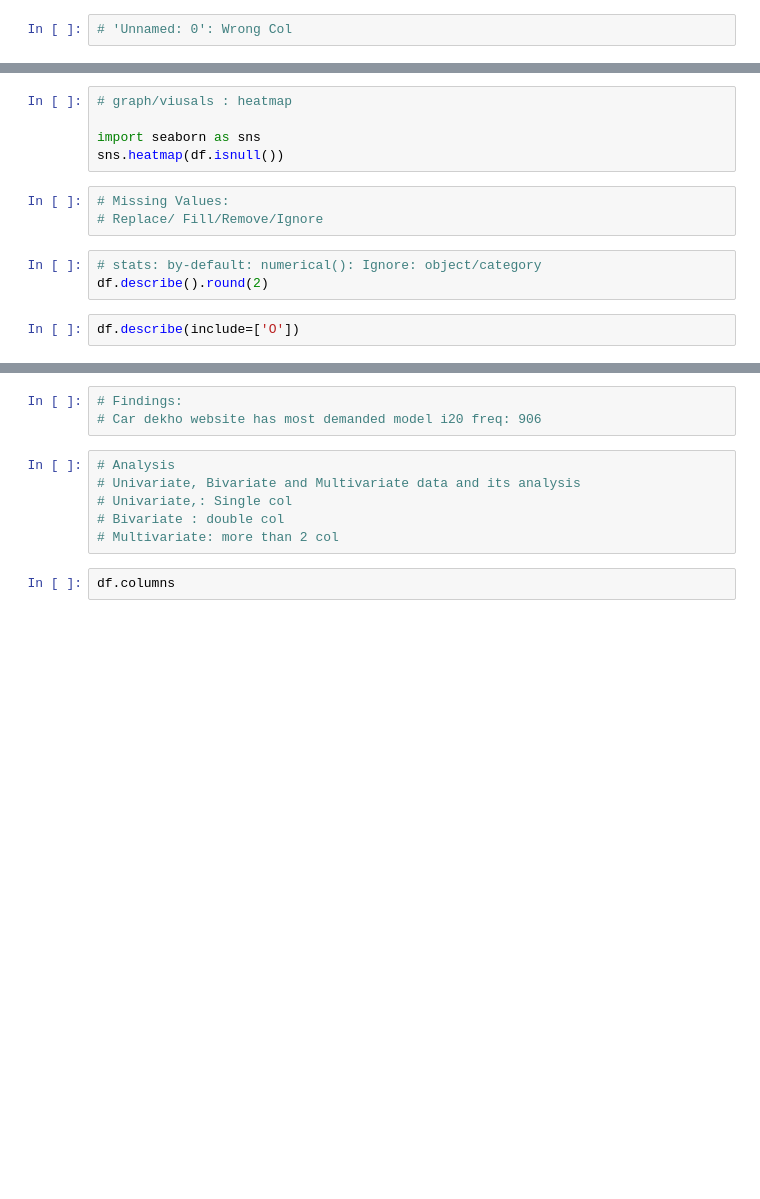
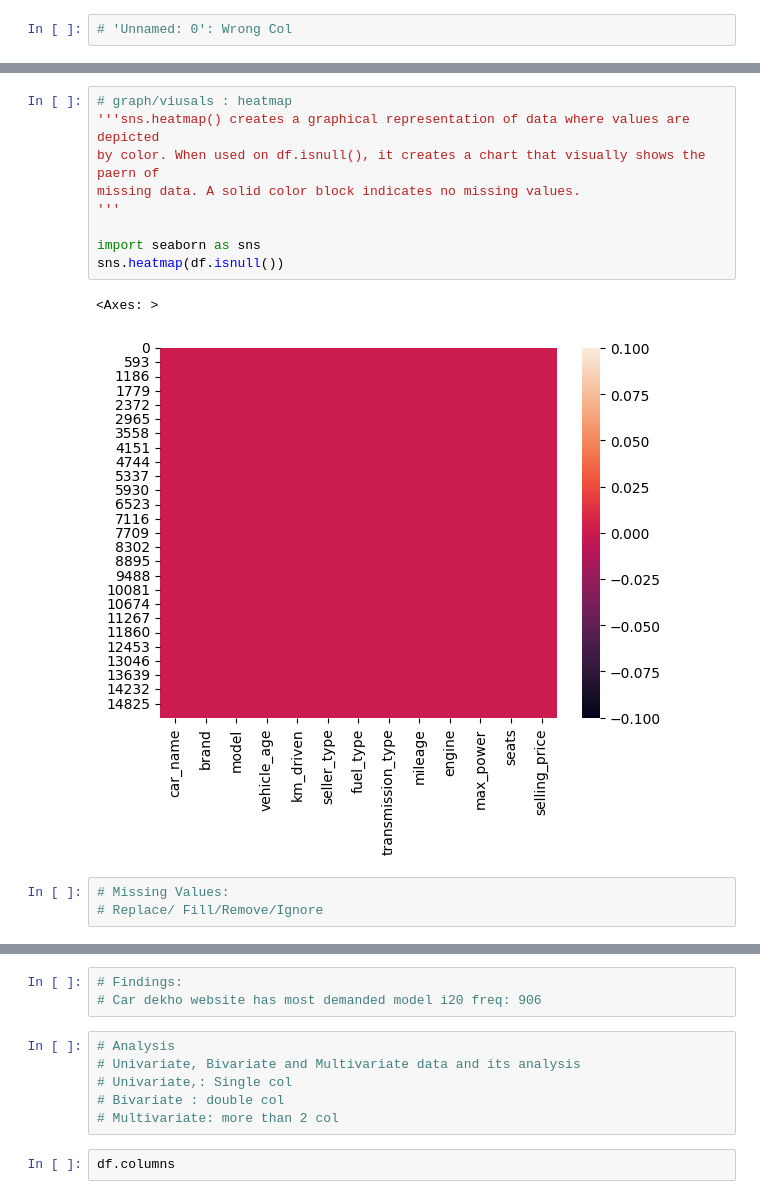
Before and after one commit to Maddox24425/Summer-Training, a Jupyter notebook: Day_11/Day_11.ipynb, the cells around one changed output, grey strips where cells are left out. Drawn from its saved outputs; the diff is of its cells as text; blank space fills up the shorter version.

```diff
--- a/Day_11/Day_11.ipynb
+++ b/Day_11/Day_11.ipynb
@@ -86,13 +184,15 @@ df.isnull().sum()
-# %%
-# graph/viusals : heatmap
-
-import seaborn as sns
-sns.heatmap(df.isnull())
+# %%
+# graph/viusals : heatmap
+'''sns.heatmap() creates a graphical representation of data where values are depicted
+by color. When used on df.isnull(), it creates a chart that visually shows the paern of
+missing data. A solid color block indicates no missing values.
+'''
+
+import seaborn as sns
+sns.heatmap(df.isnull())
+# %% [output]
+<Axes: >
+[figure, added]
 # %%
 # Missing Values:
 # Replace/ Fill/Remove/Ignore
-# %%
-# stats: by-default: numerical(): Ignore: object/category
-df.describe().round(2)
-# %%
-df.describe(include=['O'])
```
Also changed, not shown: parts of 58 cells of this notebook.
